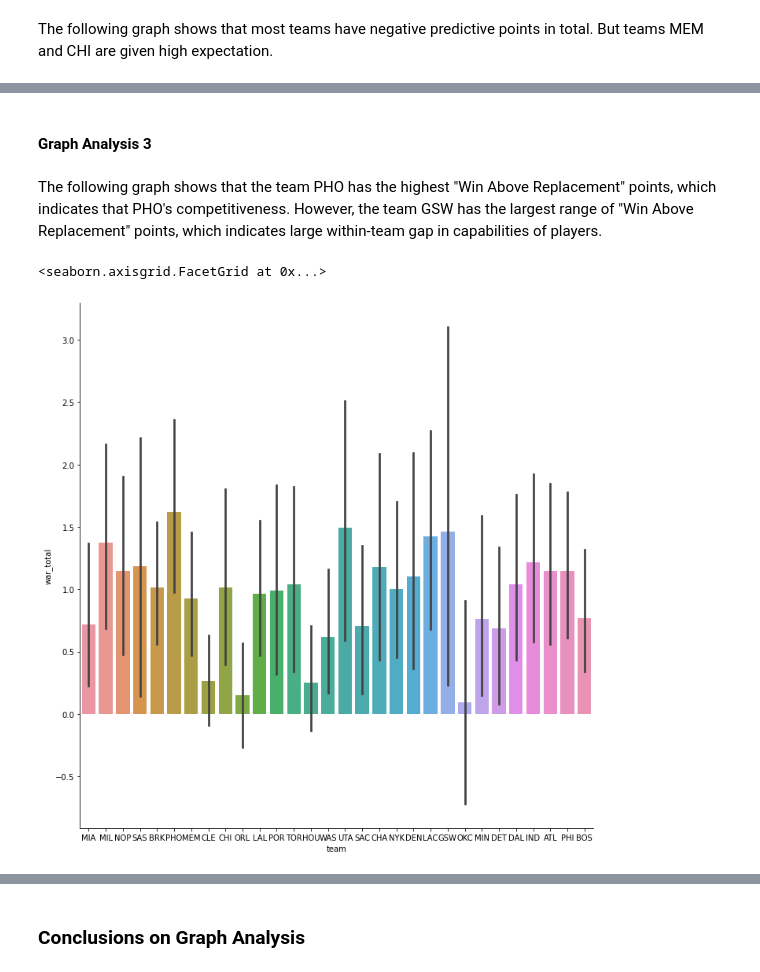
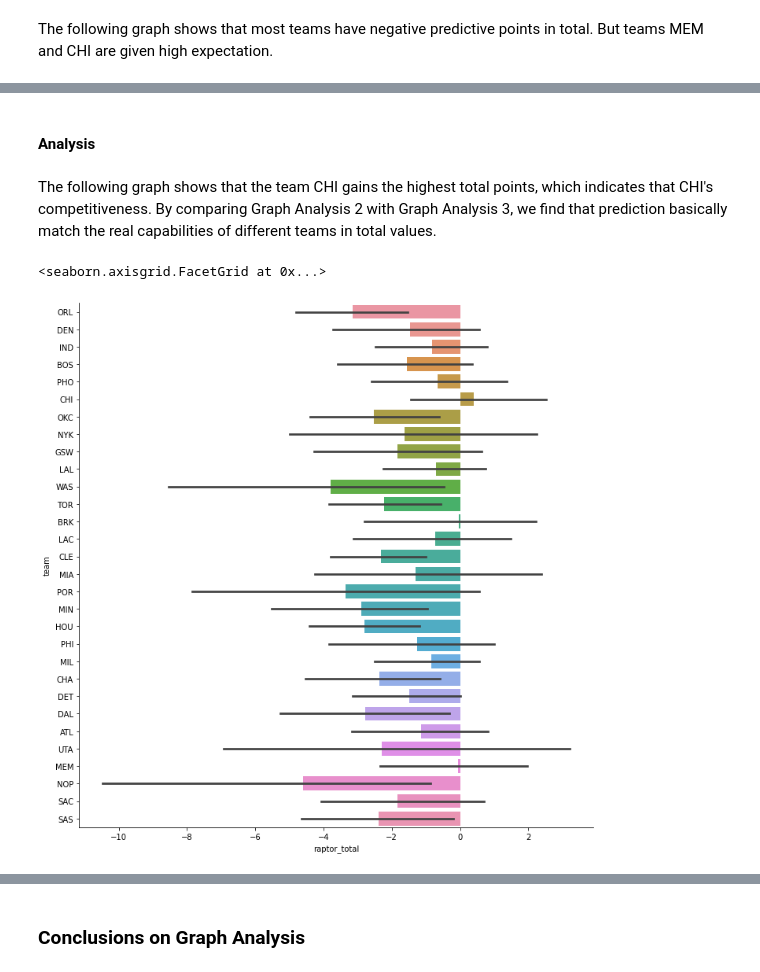
Before and after one commit to data301-2021-winter1/project-group40-project, a Jupyter notebook: notebooks/analysis3.ipynb, the cells around one changed output, grey strips where cells are left out. Saved outputs shown, nothing was run; the diff lists cells and outputs as text; code cells hidden in the pictures.

```diff
--- a/notebooks/analysis3.ipynb
+++ b/notebooks/analysis3.ipynb
@@ -87,6 +87,6 @@ array(['MIA', 'MIL', 'NOP', 'SAS', 'BRK', 'PHO', 'MEM', 'CLE', 'CHI',
 # %%
 import project_functions3 as fun
 # %%
-df_cleaned=fun.load_and_process("../data/raw/latest_RAPTOR_by_team.csv")
-df_cleaned
+df=fun.load_and_process("../data/raw/latest_RAPTOR_by_team.csv")
+df
 # %% [output]
@@ -136,9 +134,9 @@ sns.catplot(x="team",y="predator_total",data = df,kind ="bar",height=10)
 # %% [markdown]
-#### Graph Analysis 3
+#### Analysis
-# %% [markdown]
-The following graph shows that the team PHO has the highest "Win Above Replacement" points, which indicates that PHO's competitiveness. However, the team GSW has the largest range of "Win Above Replacement" points, which indicates large within-team gap in capabilities of players.
+# %% [markdown]
+The following graph shows that the team CHI gains the highest total points, which indicates that CHI's competitiveness. By comparing Graph Analysis 2 with Graph Analysis 3, we find that prediction basically match the real capabilities of different teams in total values.
 # %%
-sns.catplot(x="team",y="war_total",data = df,kind ="bar",height=10)
+sns.catplot(x="raptor_total",y="team",data = df,kind ="bar",height=10)
 # %% [output]
 <seaborn.axisgrid.FacetGrid at 0x...>
-[figure, old version]
+[figure, new version]
```
Also changed, not shown: parts of 21 cells of this notebook, 1 other file.
